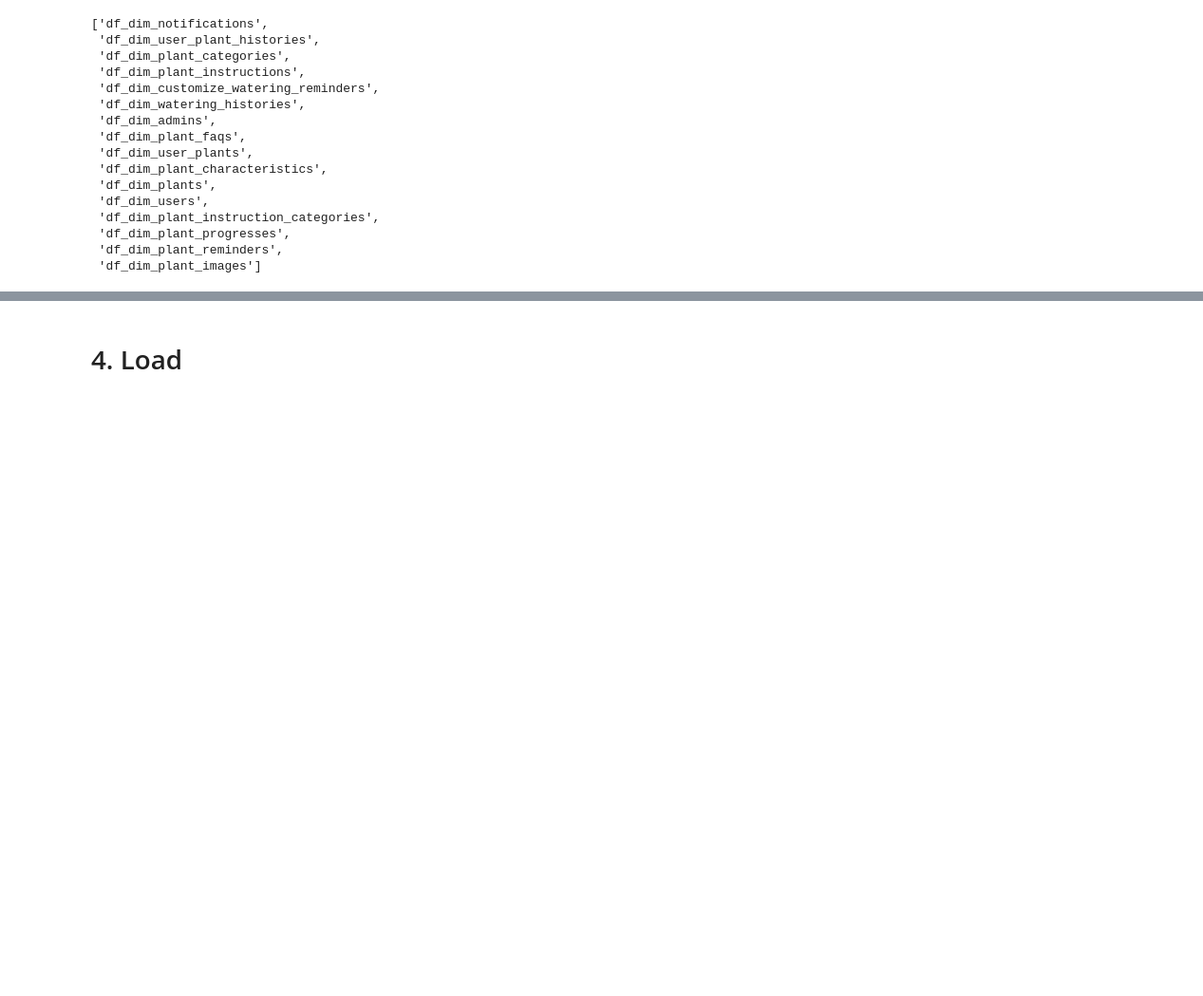
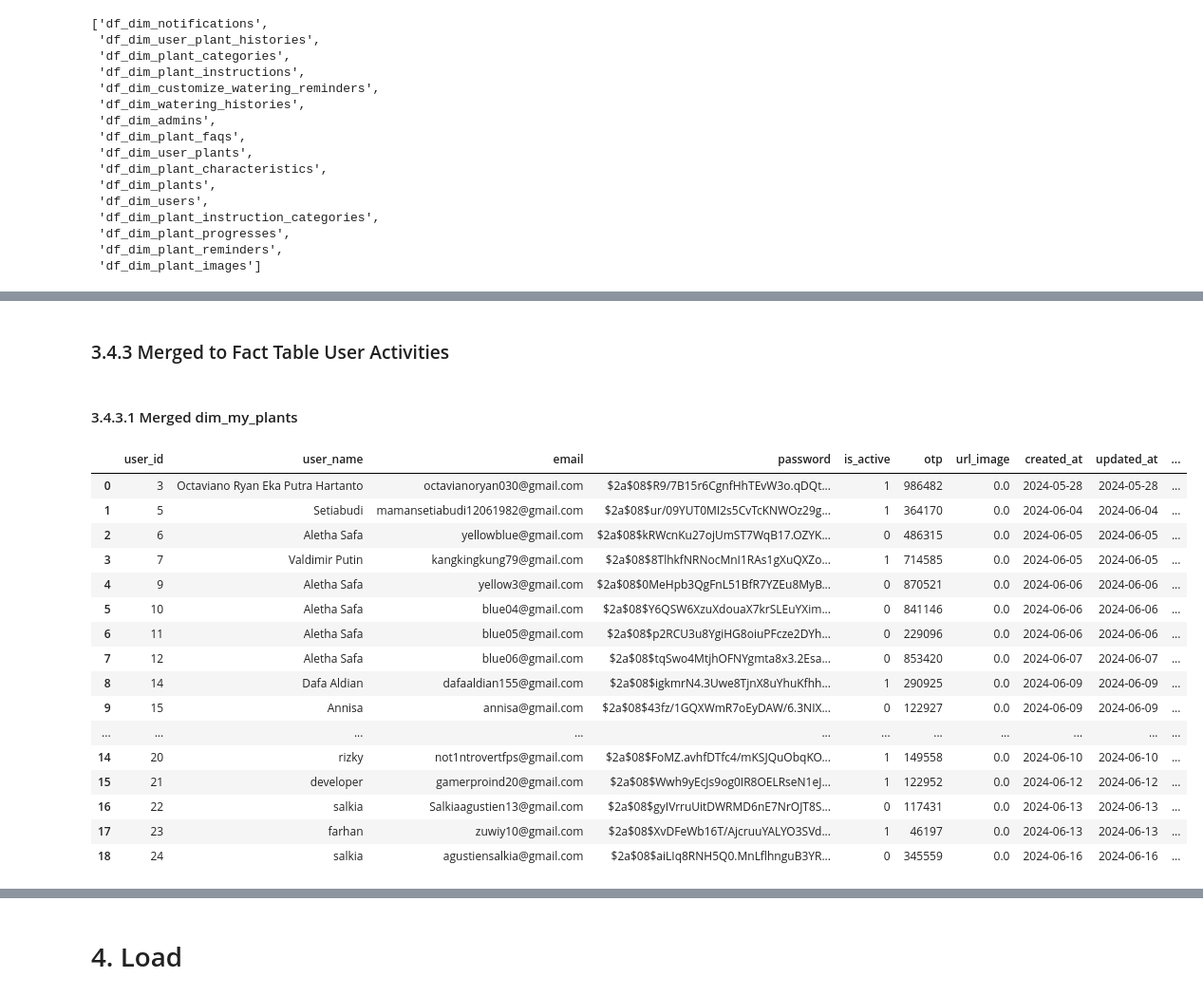
Before and after one commit to Plantopia-Alterra-Academy-Batch-6/de-capstone-km-alterra-batch-6, a Jupyter notebook: Main_Project/Pipeline_ETL.ipynb, the cells around one changed output, grey strips where cells are left out. Shown at 95% size. Drawn from its saved outputs; the diff is of its cells as text; code cells hidden in the pictures; blank space fills up the shorter version.

Commit message:
Transform Kurang Fact Plants Data. Extract from Airflow sudah

```diff
--- a/Main_Project/Pipeline_ETL.ipynb
+++ b/Main_Project/Pipeline_ETL.ipynb
@@ -391,0 +444,26 @@ Jumlah baris duplikat: 0
+# %% [markdown]
+### 3.4.3 Merged to Fact Table User Activities
+# %% [markdown]
+#### 3.4.3.1 Merged dim_my_plants
+# %%
+df_dim_users.rename(columns={'id': 'user_id'}, inplace=True)
+df_dim_users.rename(columns={'name': 'user_name'}, inplace=True)
+df_dim_users
+# %% [output]
+|  | user_id | user_name | email | password | is_active | otp | url_image | created_at | updated_at | ... |
+| 0 | 3 | Octaviano Ryan Eka Putra Hartanto | octavianoryan030@gmail.com | $2a$08$R9/7B15r6CgnfHhTEvW3o.qDQt... | 1 | 986482 | 0.0 | 2024-05-28 | 2024-05-28 | ... |
+| 1 | 5 | Setiabudi | mamansetiabudi12061982@gmail.com | $2a$08$ur/09YUT0MI2s5CvTcKNWOz29g... | 1 | 364170 | 0.0 | 2024-06-04 | 2024-06-04 | ... |
+| 2 | 6 | Aletha Safa | yellowblue@gmail.com | $2a$08$kRWcnKu27ojUmST7WqB17.OZYK... | 0 | 486315 | 0.0 | 2024-06-05 | 2024-06-05 | ... |
+| 3 | 7 | Valdimir Putin | kangkingkung79@gmail.com | $2a$08$8TlhkfNRNocMnI1RAs1gXuQXZo... | 1 | 714585 | 0.0 | 2024-06-05 | 2024-06-05 | ... |
+| 4 | 9 | Aletha Safa | yellow3@gmail.com | $2a$08$0MeHpb3QgFnL51BfR7YZEu8MyB... | 0 | 870521 | 0.0 | 2024-06-06 | 2024-06-06 | ... |
+| 5 | 10 | Aletha Safa | blue04@gmail.com | $2a$08$Y6QSW6XzuXdouaX7krSLEuYXim... | 0 | 841146 | 0.0 | 2024-06-06 | 2024-06-06 | ... |
+| 6 | 11 | Aletha Safa | blue05@gmail.com | $2a$08$p2RCU3u8YgiHG8oiuPFcze2DYh... | 0 | 229096 | 0.0 | 2024-06-06 | 2024-06-06 | ... |
+| 7 | 12 | Aletha Safa | blue06@gmail.com | $2a$08$tqSwo4MtjhOFNYgmta8x3.2Esa... | 0 | 853420 | 0.0 | 2024-06-07 | 2024-06-07 | ... |
+| 8 | 14 | Dafa Aldian | dafaaldian155@gmail.com | $2a$08$igkmrN4.3Uwe8TjnX8uYhuKfhh... | 1 | 290925 | 0.0 | 2024-06-09 | 2024-06-09 | ... |
+| 9 | 15 | Annisa | annisa@gmail.com | $2a$08$43fz/1GQXWmR7oEyDAW/6.3NIX... | 0 | 122927 | 0.0 | 2024-06-09 | 2024-06-09 | ... |
+| ... | ... | ... | ... | ... | ... | ... | ... | ... | ... | ... |
+| 14 | 20 | rizky | not1ntrovertfps@gmail.com | $2a$08$FoMZ.avhfDTfc4/mKSJQuObqKO... | 1 | 149558 | 0.0 | 2024-06-10 | 2024-06-10 | ... |
+| 15 | 21 | developer | gamerproind20@gmail.com | $2a$08$Wwh9yEcJs9og0IR8OELRseN1eJ... | 1 | 122952 | 0.0 | 2024-06-12 | 2024-06-12 | ... |
+| 16 | 22 | salkia | Salkiaagustien13@gmail.com | $2a$08$gyIVrruUitDWRMD6nE7NrOJT8S... | 0 | 117431 | 0.0 | 2024-06-13 | 2024-06-13 | ... |
+| 17 | 23 | farhan | zuwiy10@gmail.com | $2a$08$XvDFeWb16T/AjcruuYALYO3SVd... | 1 | 46197 | 0.0 | 2024-06-13 | 2024-06-13 | ... |
+| 18 | 24 | salkia | agustiensalkia@gmail.com | $2a$08$aiLIq8RNH5Q0.MnLflhnguB3YR... | 0 | 345559 | 0.0 | 2024-06-16 | 2024-06-16 | ... |
```
Also changed, not shown: parts of 91 cells of this notebook, 28 other files.
